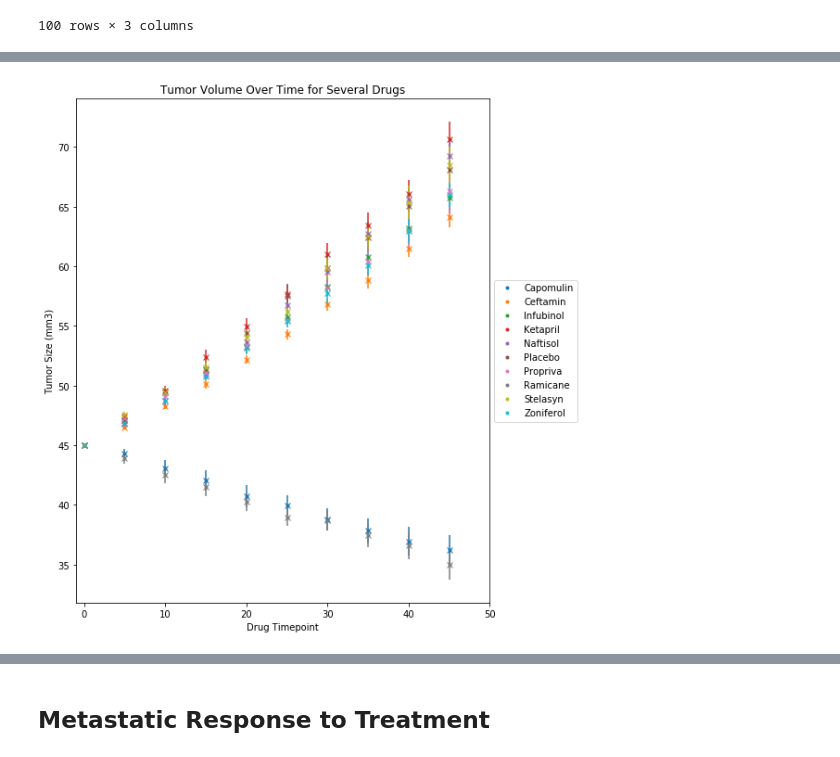
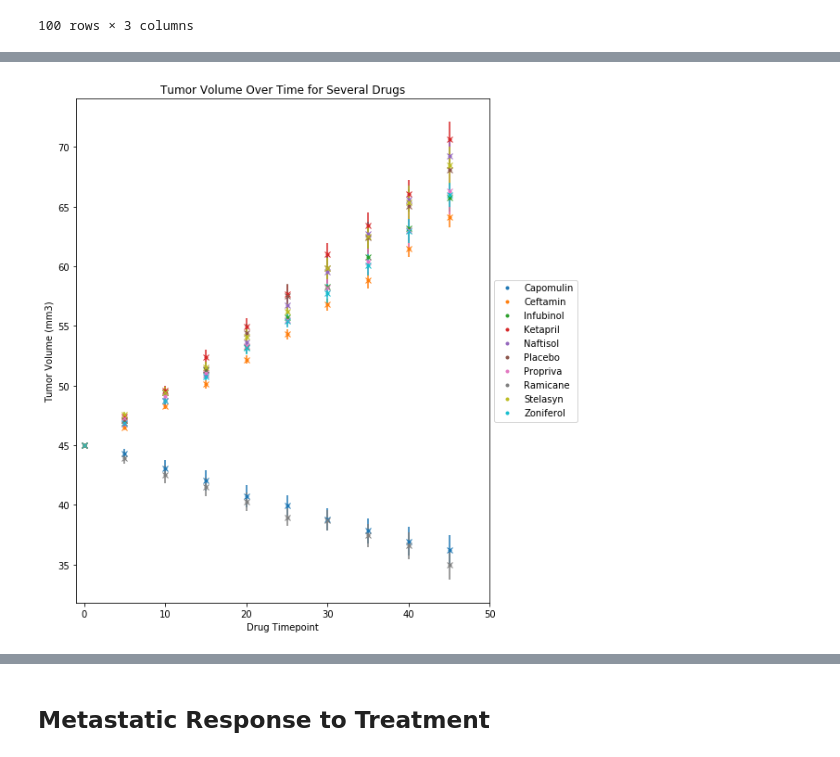
Before and after one commit to akfung/matplotlib-challenge, a Jupyter notebook: Pymaceuticals/pymaceuticals_starter.ipynb, the cells around one changed output, grey strips where cells are left out. Saved outputs shown, nothing was run; the diff lists cells and outputs as text; code cells hidden in the pictures.

Commit message:
Added function for graph generation and finished metastatic site section

```diff
--- a/Pymaceuticals/pymaceuticals_starter.ipynb
+++ b/Pymaceuticals/pymaceuticals_starter.ipynb
@@ -118,28 +116,29 @@ tumorvol_by_drug_mod
 | 45 | 36.236114 | 64.132421 | 65.755562 | 70.662958 | 69.265506 | 68.084082 | 66.258529 | 34.955595 | 68.438310 | ... |
 # %%
 # Generate the Plot (with Error Bars)
-# ax = tumorvol_by_drug_mod.plot(kind = "scatter", x = 'Drug Timepoint', y = 'Capomulin', label = 'Capomulin')
 
-# for drug in drug_list[1:]:
-ax = tumorvol_by_drug_mod.plot(kind = "line", label = drug, linestyle = "none", marker = '.',
-                          title = 'Tumor Volume Over Time for Several Drugs', xlim = (-1, 50), figsize =(10,10))
-plt.ylabel('Tumor Size (mm3)')
-box = ax.get_position()
-ax.set_position([box.x0, box.y0, box.width * 0.8, box.height])
-plt.legend(loc='center left', bbox_to_anchor=(1, 0.5))
-
-# plt.errorbar(x = tumorvol_by_drug_mod.index, y = tumorvol_by_drug_mod['Infubinol'], yerr = drug_sem.loc[drug_sem['Drug'] == 'Infubinol', 'Tumor Volume (mm3)'], fmt = 'o')
-
-for drug in drug_list:
-    ycoord = tumorvol_by_drug_mod[drug]
-    yerr = drug_sem.loc[drug_sem['Drug'] == drug, 'Tumor Volume (mm3)']
-    plt.errorbar(x = tumorvol_by_drug_mod.index, y = ycoord, yerr = yerr, fmt = 'x')
+def drug_graph(df, y_variable, error_df, title):
+    drug_list = list(df.columns)
+    ax = df.plot(kind = "line", linestyle = "none", marker = '.',
+                              title = f'{title}', xlim = (-1, 50), figsize =(10,10))
+    plt.ylabel(f'{y_variable}')
+    box = ax.get_position()
+    ax.set_position([box.x0, box.y0, box.width * 0.8, box.height])
+    plt.legend(loc='center left', bbox_to_anchor=(1, 0.5))
 
 
-# Save the Figure
-plt.savefig('Tumor Size Over Time')
+    for drug in drug_list:
+        ycoord = df[drug]
+        yerr = error_df.loc[error_df['Drug'] == drug, f'{y_variable}']
+        plt.errorbar(x = df.index, y = ycoord, yerr = yerr, fmt = 'x')
+
+
+    # Save the Figure
+    plt.savefig(f'{title}')
+
+drug_graph(tumorvol_by_drug_mod, 'Tumor Volume (mm3)', drug_sem, "Tumor Volume Over Time for Several Drugs")
 # %% [output]
-[figure, old version]
+[figure, new version]
 # %%
 # Show the Figure
 plt.show()
```
Also changed, not shown: parts of 6 cells of this notebook, 2 other files.
